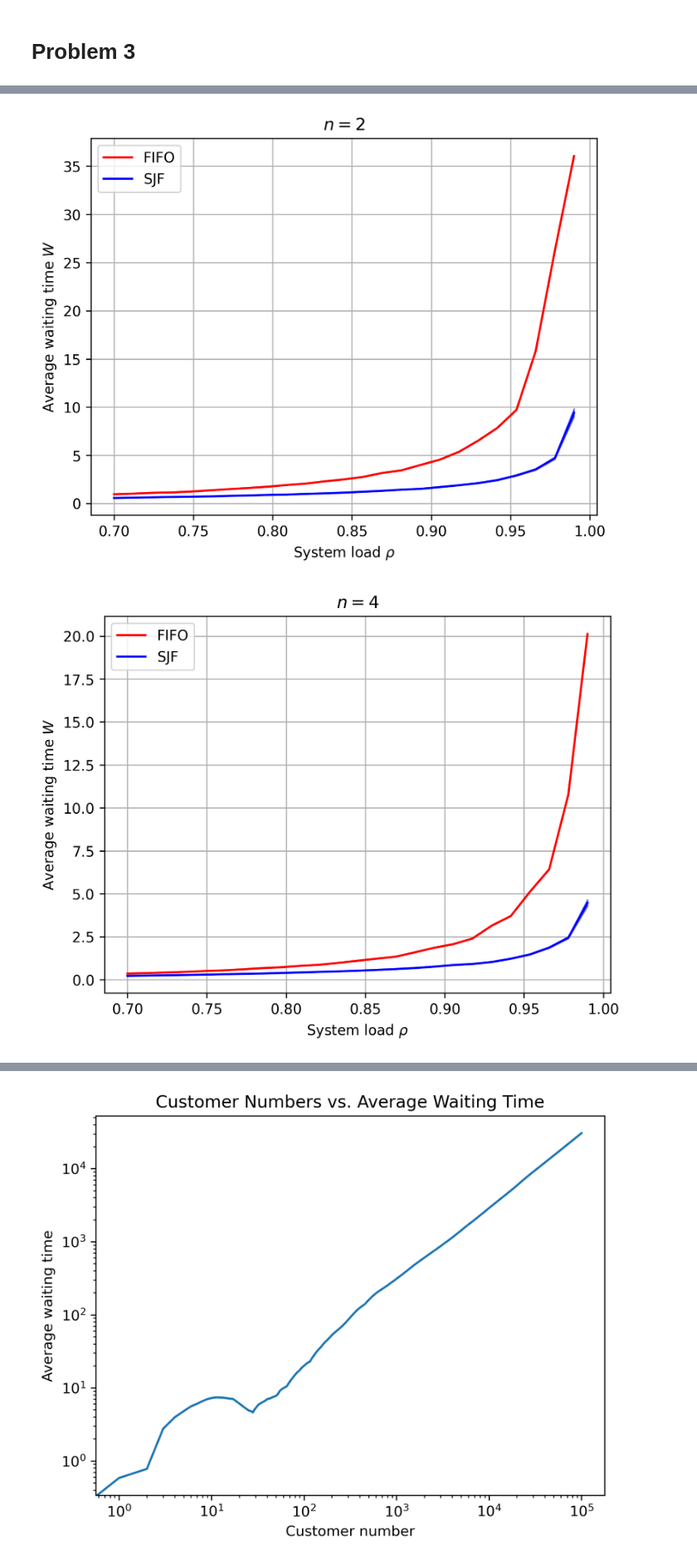
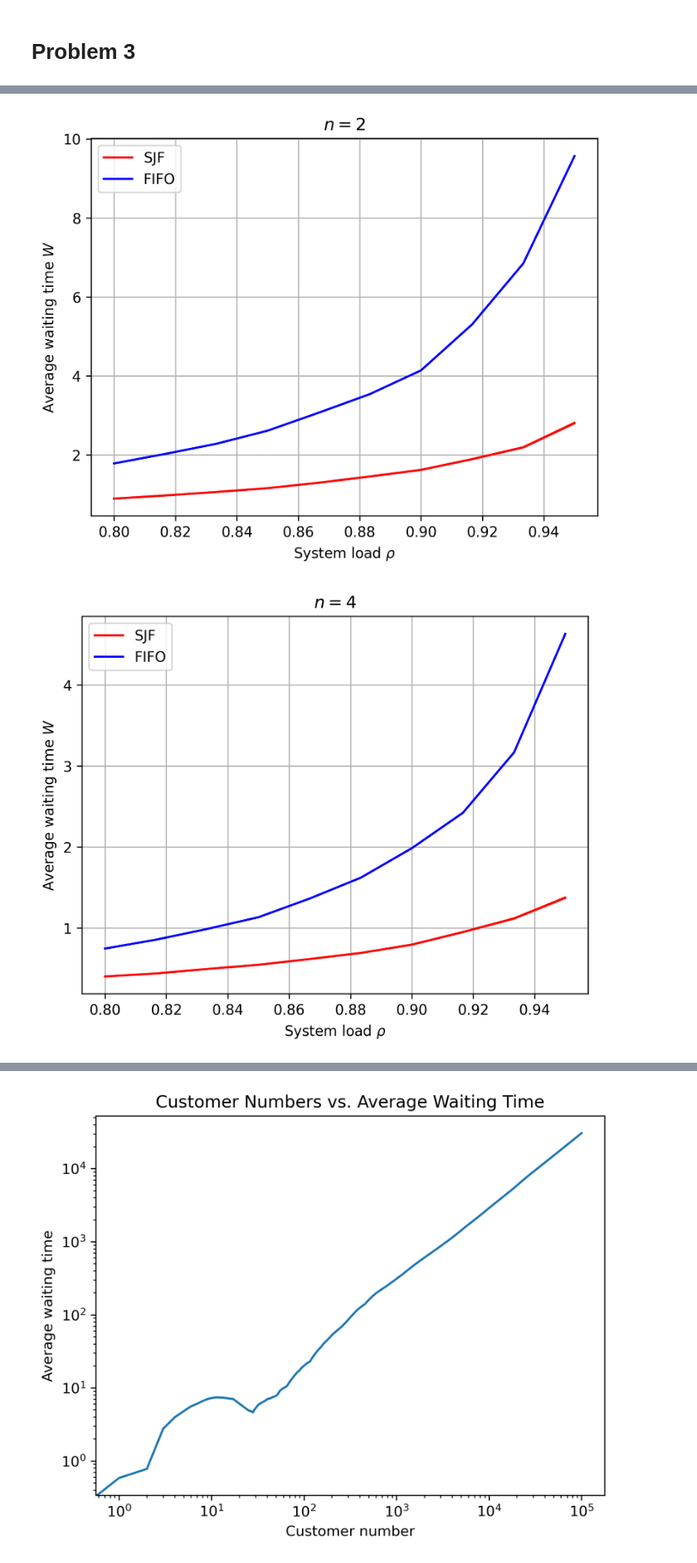
Before and after one commit to Asewlal01/WaitTimeExplorer, a Jupyter notebook: main.ipynb, the cells around one changed output, grey strips where cells are left out. Shown at 83% size. Saved outputs shown, nothing was run; the diff lists cells and outputs as text; code cells hidden in the pictures.

```diff
--- a/main.ipynb
+++ b/main.ipynb
@@ -16,12 +17,13 @@ from ExpectedWaitTime import expectedWait
 # %% [markdown]
 # Constant Parameters
 # %%
-customers = 1000000
+customers = 3000000
 mu = 1
+p = 0.75
 
 # For multiple rho's and multiple servers
-ns = [1, 2, 4]
-rhos = np.linspace(0.7, 0.99, 25)
+ns = [1, 2, 4, 8]
+rhos = np.linspace(0.8, 0.95, 10)
 # %% [markdown]
 # Problem 2.1: Expected vs Measured
 # %%
@@ -51,7 +53,7 @@ for n in ns:
     results = np.array(results)
 
     # Save results
-    np.savetxt('results/MMn_FIFO.txt', results)
+    np.savetxt(f'results/MM{n}_FIFO.txt', results)
 
     # Left and right interval
     left = results[:, 0] - results[:, 1]
@@ -68,6 +70,7 @@ for n in ns:
     ax.set_xlabel('System load $\\rho$')
     ax.set_ylabel('Average waiting time $W$')
     ax.grid()
+    fig.tight_layout()
 
     # Save figure
     fig.savefig(f'results/MM{n}.jpg', dpi=300)
@@ -78,13 +187,62 @@ for n in ns:
 # %% [markdown]
 # Problem 3
 # %%
+# Simulating SJF
 for n in ns:
-    params = [(customers, mu, n)] * 2
-    methods = [simulate_MMn, simulate_MMn_SJF]
-    save = 'results/FIFOvsSJF.txt'
-    names = ['FIFO', 'SJF']
-    colors = ['red', 'blue']
-    fig, ax = compare(rhos, params, methods, save, names, colors)
-    ax.set_title(f'$n={n}$')
-    fig.savefig(f'results/FIFOvsSJF_MM{n}.jpg', dpi=300)
+    # Create figure
+    fig, ax = plt.subplots()
+    fig.dpi = 300
+
+    # Lists used to store results
+    results = []
+
+    # Lists used to store results
+    for rho in rhos:
+        # Simulate system
+        waiting = simulate_MMn_SJF(customers, rho, mu, n)
+
+        # Get average and confidence
+        avg, conf = statistics(waiting, print_info=False)
+
+        # Expected waiting time
+        expected = expectedWait(rho, mu, n)
+
+        # Add to results
+        results.append([avg, conf, expected])
+
+    # Convert to numpy array
+    results = np.array(results)
+
+    # Save results
+    np.savetxt(f'results/MM{n}_SJF.txt', results)
+
+    # Left and right interval
+    left = results[:, 0] - results[:, 1]
+    right = results[:, 0] + results[:, 1]
+
+    # Plotting
+    ax.plot(rhos, results[:, 0], label='SJF', color='red')
+    ax.fill_between(rhos, left, right, color='red', alpha=0.5)
+
+    # Loading results from FIFO
+    results = np.loadtxt(f'results/MM{n}_FIFO.txt')
+
+    # Left and right interval
+    left = results[:, 0] - results[:, 1]
+    right = results[:, 0] + results[:, 1]
+
+    # Plotting
+    ax.plot(rhos, results[:, 0], label='FIFO', color='blue')
+    ax.fill_between(rhos, left, right, color='blue', alpha=0.5)
+
+    # Plot settings
+    ax.legend()
+    ax.set_title(f'$n = {n}$')
+    ax.set_xlabel('System load $\\rho$')
+    ax.set_ylabel('Average waiting time $W$')
+    ax.grid()
+    fig.tight_layout()
+
+    # Save figure
+    fig.savefig(f'results/FIFOvsSJF_{n}.jpg', dpi=300)
 # %% [output]
@@ -92,2 +250,2 @@ for n in ns:
-[figure, old version]
+[figure, new version]
-[figure, old version]
+[figure, new version]
```
Also changed, not shown: parts of 13 cells of this notebook, 8 other files.
